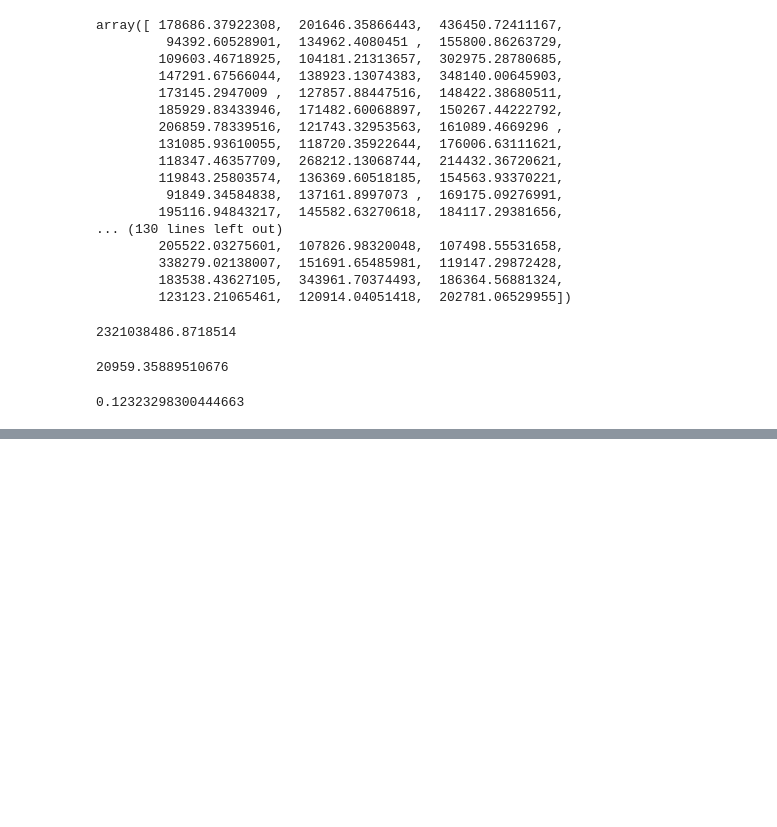
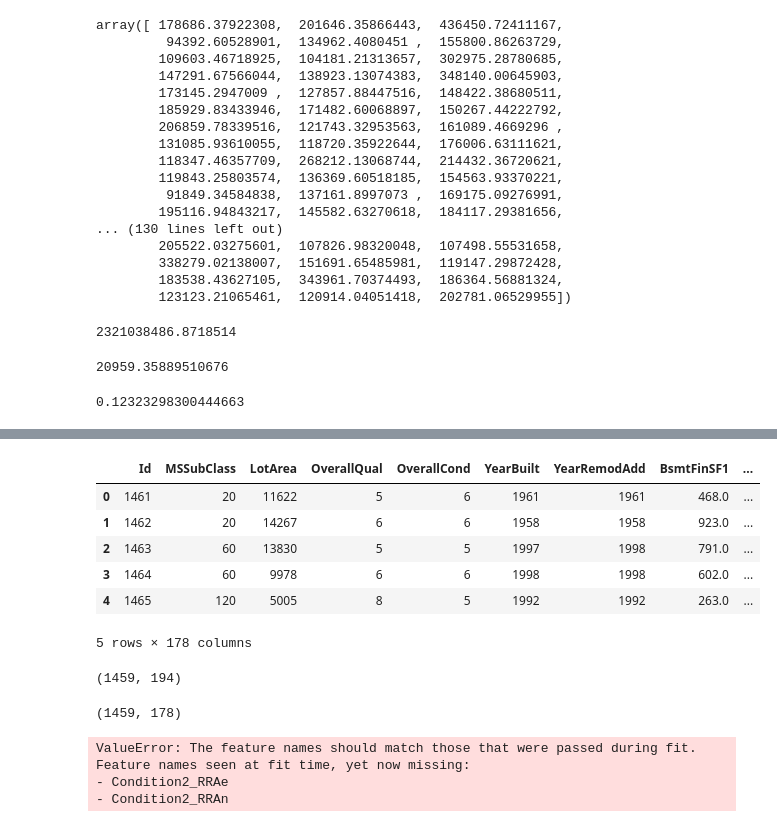
Before and after one commit to nik281/dataSciencePr, a Jupyter notebook: House_Prices/house-prices-advanced-regression-techniques/house_pre_final.ipynb, the cells around one changed output, grey strips where cells are left out. Saved outputs shown, nothing was run; the diff lists cells and outputs as text; code cells hidden in the pictures; blank space fills up the shorter version.

```diff
--- a/House_Prices/house-prices-advanced-regression-techniques/house_pre_final.ipynb
+++ b/House_Prices/house-prices-advanced-regression-techniques/house_pre_final.ipynb
@@ -275,0 +357,36 @@ mean_absolute_percentage_error(y_test,y_pred)
+# %%
+cols = ['MSZoning', 'Street', 'LotShape', 'LandContour', 'Utilities',
+       'LotConfig', 'LandSlope', 'Neighborhood', 'Condition1', 'Condition2',
+       'BldgType', 'HouseStyle', 'RoofStyle', 'RoofMatl', 'Exterior1st',
+       'Exterior2nd', 'ExterQual', 'ExterCond', 'Foundation', 'Heating',
+       'HeatingQC', 'CentralAir', 'Electrical', 'KitchenQual', 'Functional',
+       'PavedDrive', 'SaleType', 'SaleCondition']
+# %%
+test = pd.get_dummies(test,columns=cols,drop_first=True)
+# %%
+test.head()
+# %% [output]
+|  | Id | MSSubClass | LotArea | OverallQual | OverallCond | YearBuilt | YearRemodAdd | BsmtFinSF1 | ... |
+| 0 | 1461 | 20 | 11622 | 5 | 6 | 1961 | 1961 | 468.0 | ... |
+| 1 | 1462 | 20 | 14267 | 6 | 6 | 1958 | 1958 | 923.0 | ... |
+| 2 | 1463 | 60 | 13830 | 5 | 5 | 1997 | 1998 | 791.0 | ... |
+| 3 | 1464 | 60 | 9978 | 6 | 6 | 1998 | 1998 | 602.0 | ... |
+| 4 | 1465 | 120 | 5005 | 8 | 5 | 1992 | 1992 | 263.0 | ... |
+5 rows × 178 columns
+# %%
+
+
+df_train.shape
+# %% [output]
+(1459, 194)
+# %%
+test.shape
+# %% [output]
+(1459, 178)
+# %%
+final_pred = model.predict(test)
+# %% [output]
+ValueError: The feature names should match those that were passed during fit.
+Feature names seen at fit time, yet now missing:
+- Condition2_RRAe
+- Condition2_RRAn
```
Also changed, not shown: parts of 11 cells of this notebook, 5 other files.
